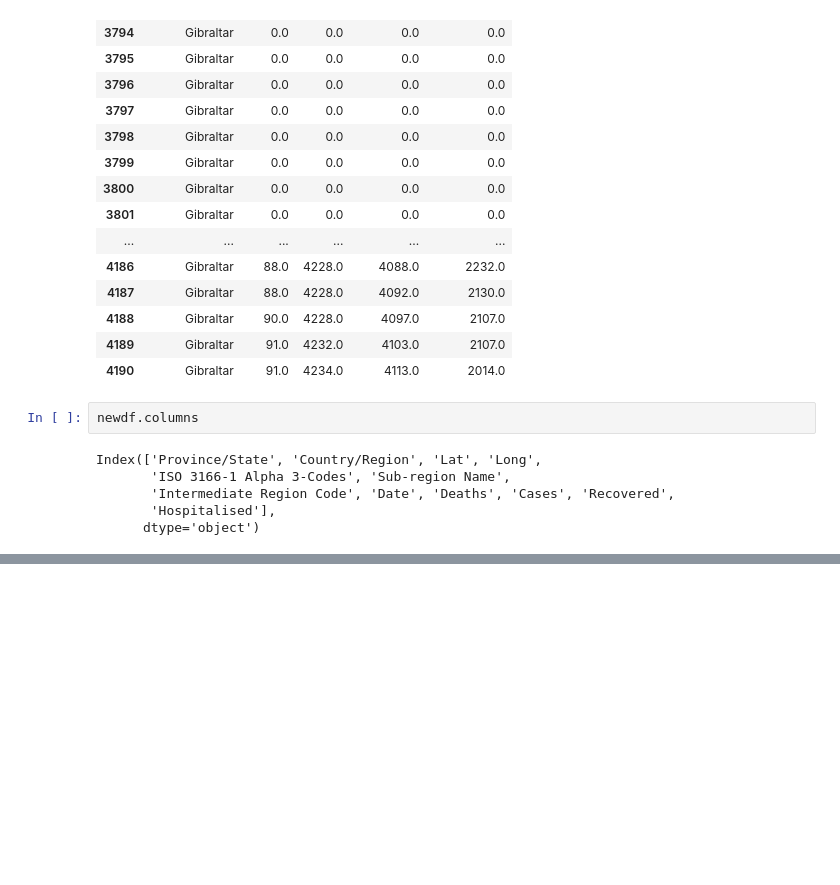
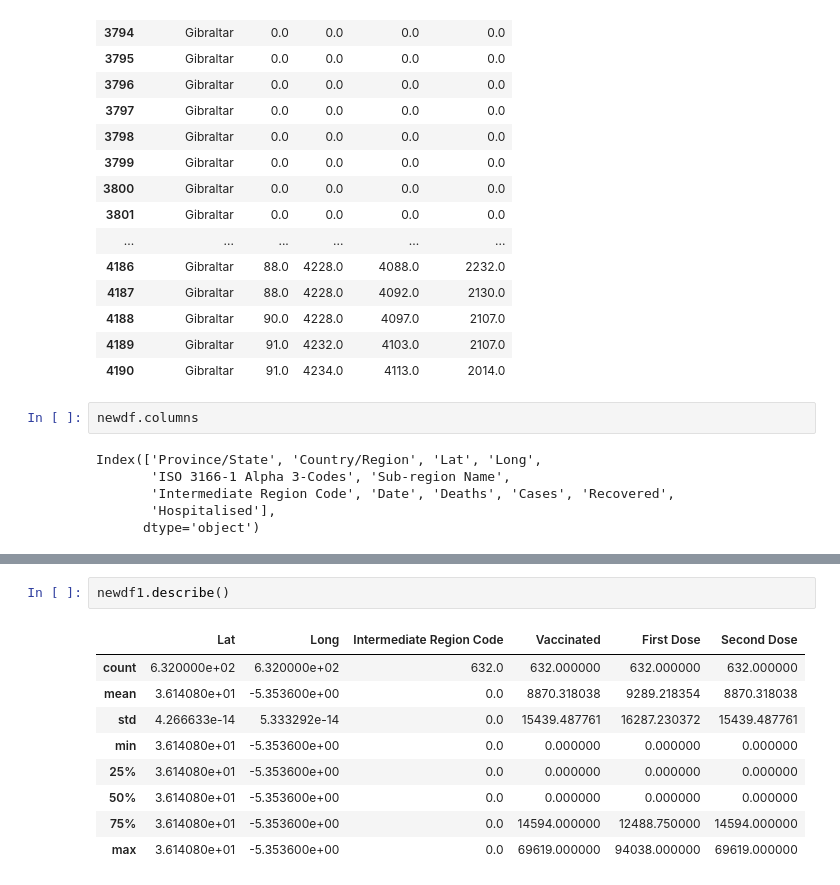
Before and after one commit to jupyterel/LSE_DA_COVID_analysis, a Jupyter notebook: LSE_DA201_assignment_Eleonora_Bacchi.ipynb, the cells around one changed output, grey strips where cells are left out. Drawn from its saved outputs; the diff is of its cells as text; blank space fills up the shorter version.

```diff
--- a/LSE_DA201_assignment_Eleonora_Bacchi.ipynb
+++ b/LSE_DA201_assignment_Eleonora_Bacchi.ipynb
@@ -366,0 +416,12 @@ newdf.describe()
+# %%
+newdf1.describe()
+# %% [output]
+|  | Lat | Long | Intermediate Region Code | Vaccinated | First Dose | Second Dose |
+| count | 6.320000e+02 | 6.320000e+02 | 632.0 | 632.000000 | 632.000000 | 632.000000 |
+| mean | 3.614080e+01 | -5.353600e+00 | 0.0 | 8870.318038 | 9289.218354 | 8870.318038 |
+| std | 4.266633e-14 | 5.333292e-14 | 0.0 | 15439.487761 | 16287.230372 | 15439.487761 |
+| min | 3.614080e+01 | -5.353600e+00 | 0.0 | 0.000000 | 0.000000 | 0.000000 |
+| 25% | 3.614080e+01 | -5.353600e+00 | 0.0 | 0.000000 | 0.000000 | 0.000000 |
+| 50% | 3.614080e+01 | -5.353600e+00 | 0.0 | 0.000000 | 0.000000 | 0.000000 |
+| 75% | 3.614080e+01 | -5.353600e+00 | 0.0 | 14594.000000 | 12488.750000 | 14594.000000 |
+| max | 3.614080e+01 | -5.353600e+00 | 0.0 | 69619.000000 | 94038.000000 | 69619.000000 |
```
Also changed, not shown: parts of 3 cells of this notebook.
